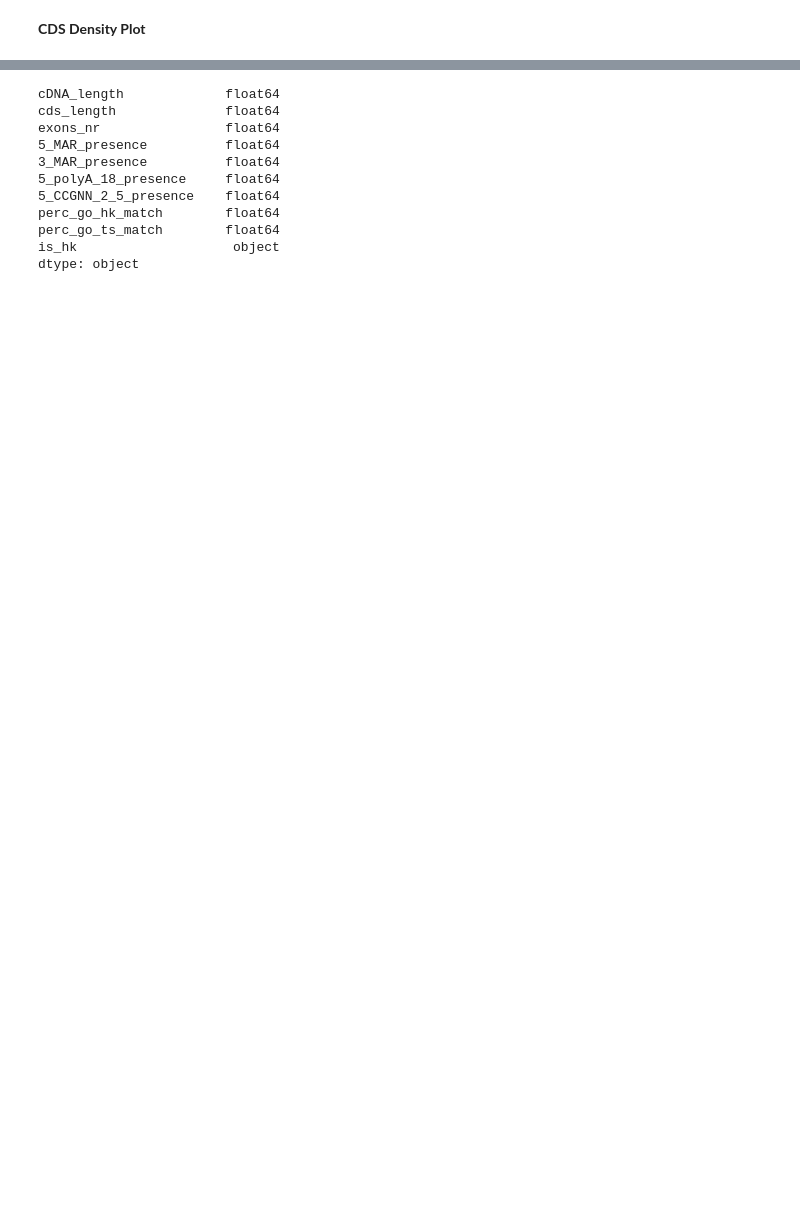
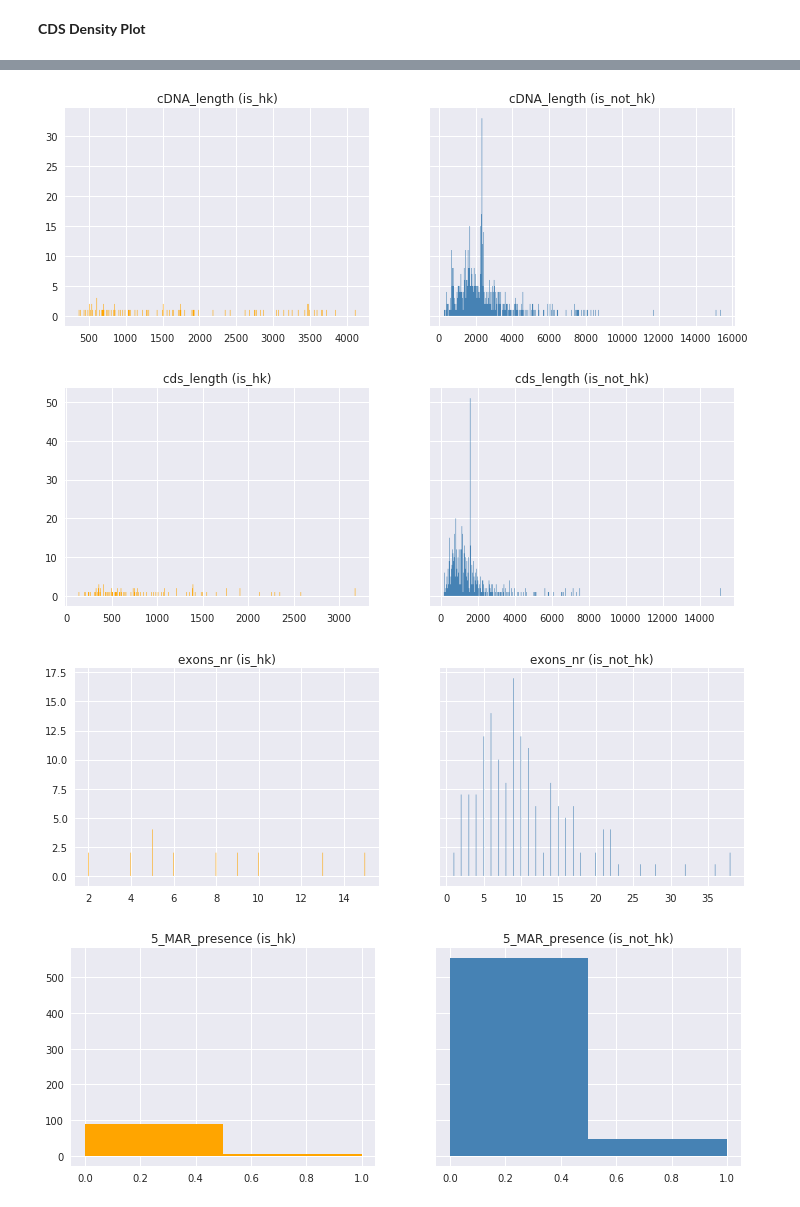
Before and after one commit to neungkl/MLE-and-naive-bayes-classification, a Jupyter notebook: gene-prediction.ipynb, the cells around one changed output, grey strips where cells are left out. Saved outputs shown, nothing was run; the diff lists cells and outputs as text; code cells hidden in the pictures; blank space fills up the shorter version.

```diff
--- a/gene-prediction.ipynb
+++ b/gene-prediction.ipynb
@@ -43,6 +48,8 @@ data["5_MAR_presence"] = data["5_MAR_presence"].astype(float)
 data["3_MAR_presence"] = data["3_MAR_presence"].astype(float)
 data["5_polyA_18_presence"] = data["5_polyA_18_presence"].astype(float)
 data["5_CCGNN_2_5_presence"] = data["5_CCGNN_2_5_presence"].astype(float)
+
+category_features = ["5_MAR_presence", "3_MAR_presence", "5_polyA_18_presence", "5_CCGNN_2_5_presence"]
 # %%
 data.head()
 # %% [output]
@@ -74,8 +81,8 @@ def split_data(data):
     data = data.sample(frac = 1)
 
     # train_set, test_set
-    hk_yes = data[data["is_hk"] == 1]
-    hk_no = data[data["is_hk"] == 0]
+    hk_yes = data[data["is_hk"] == IS_HK]
+    hk_no = data[data["is_hk"] == IS_NOT_HK]
 
     train_yes, test_yes = split_train_test(hk_yes)
     train_no , test_no  = split_train_test(hk_no)
@@ -164,7 +168,0 @@ bin_plot(hist, bin_edge)
-# %%
-for feature in list(train_set):
-    if feature == "is_hk":
-        continue
-    train_set_clength_no_nan = data[feature][~np.isnan(data[feature])]
-    hist, bin_edge = np.histogram(train_set_clength_no_nan, 500)
-    bin_plot(hist, bin_edge, only_large=True, title=feature)
@@ -181,14 +169,25 @@ for feature in list(train_set):
-# %%
-train_set.dtypes
-# %% [output]
-cDNA_length             float64
-cds_length              float64
-exons_nr                float64
-5_MAR_presence          float64
-3_MAR_presence          float64
-5_polyA_18_presence     float64
-5_CCGNN_2_5_presence    float64
-perc_go_hk_match        float64
-perc_go_ts_match        float64
-is_hk                    object
-dtype: object
+# %%
+for feature in list(train_set):
+    if feature == "is_hk":
+        continue
+
+    f, (ax1, ax2) = plt.subplots(1, 2, sharey=True, figsize=(12,4))
+
+    bin_size = 2 if feature in category_features else 500
+
+    X = train_set[train_set["is_hk"] == IS_HK][feature][~np.isnan(train_set[feature])]
+    hist, bin_edge = np.histogram(X, bin_size)
+    ax1.fill_between(bin_edge.repeat(2)[1:-1],hist.repeat(2),facecolor="orange")
+    ax1.set_title(feature + " (is_hk)")
+
+    X = train_set[train_set["is_hk"] == IS_NOT_HK][feature][~np.isnan(train_set[feature])]
+    hist, bin_edge = np.histogram(X, bin_size)
+    ax2.fill_between(bin_edge.repeat(2)[1:-1],hist.repeat(2),facecolor="steelblue")
+    ax2.set_title(feature + " (is_not_hk)")
+
+    plt.show()
+# %% [output]
+[figure, added]
+[figure, added]
+[figure, added]
+[figure, added]
```
Also changed, not shown: parts of 23 cells of this notebook.
